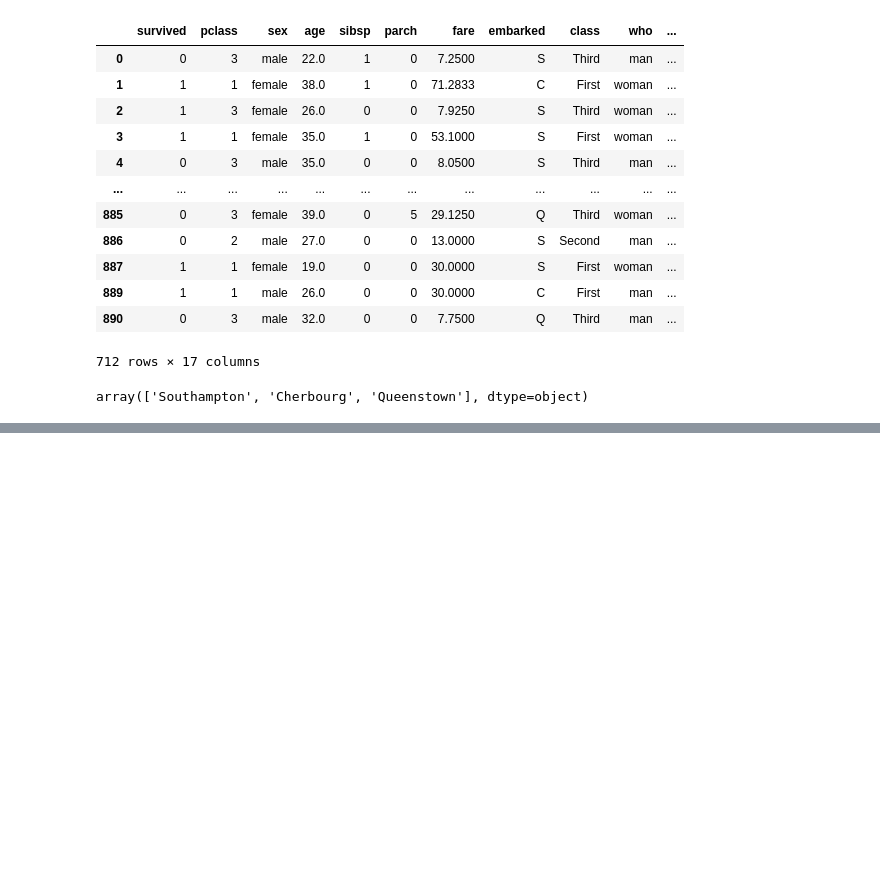
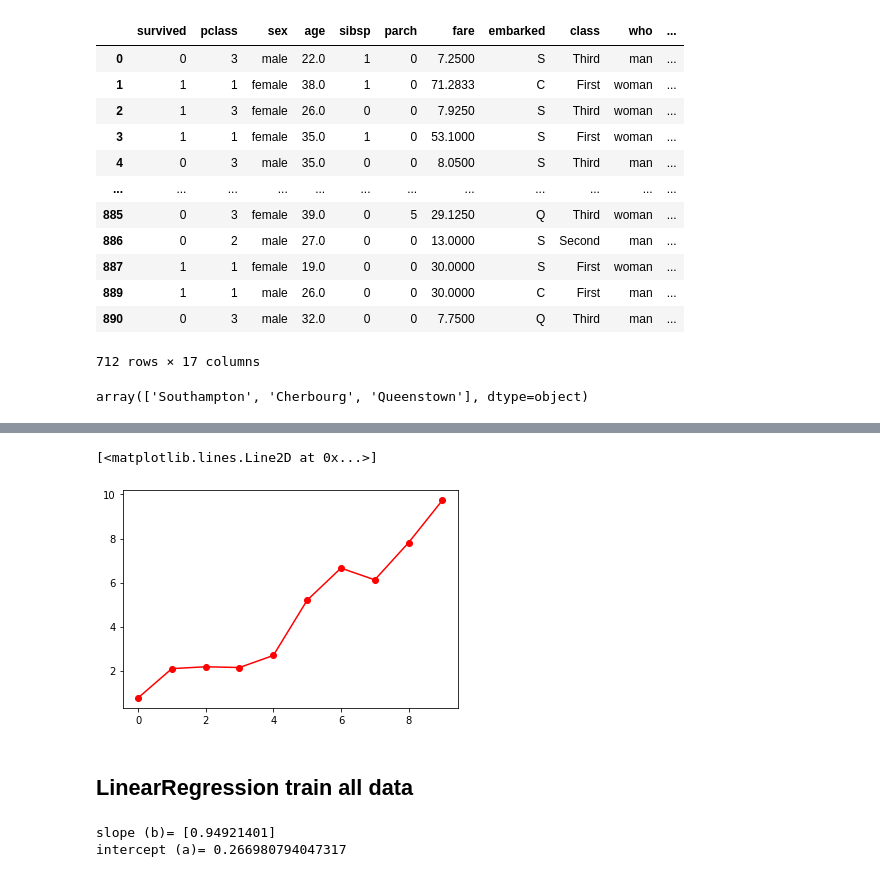
Before and after one commit to ridhoaryo/modul3_linear_reg_1, a Jupyter notebook: Materi_Linear_Regression.ipynb, the cells around one changed output, grey strips where cells are left out. Drawn from its saved outputs; the diff is of its cells as text; code cells hidden in the pictures; blank space fills up the shorter version.

```diff
--- a/Materi_Linear_Regression.ipynb
+++ b/Materi_Linear_Regression.ipynb
@@ -1469,0 +1628,7 @@ array(['Southampton', 'Cherbourg', 'Queenstown'], dtype=object)
+# %%
+data = {
+    'x':np.arange(10),
+    'y':np.arange(10) + np.random.randn(10)
+}
+df = pd.DataFrame(data)
+df
@@ -1469,0 +1647,15 @@ array(['Southampton', 'Cherbourg', 'Queenstown'], dtype=object)
+# %%
+plt.plot(df['x'], df['y'], 'ro-')
+# %% [output]
+[<matplotlib.lines.Line2D at 0x...>]
+[figure, added]
+# %% [markdown]
+## LinearRegression train all data
+# %%
+model = LinearRegression()
+model.fit(df[['x']], df['y'])
+print('slope (b)=', model.coef_)
+print('intercept (a)=', model.intercept_)
+# %% [output]
+slope (b)= [0.94921401]
+intercept (a)= 0.266980794047317
```
Also changed, not shown: parts of 40 cells of this notebook.
